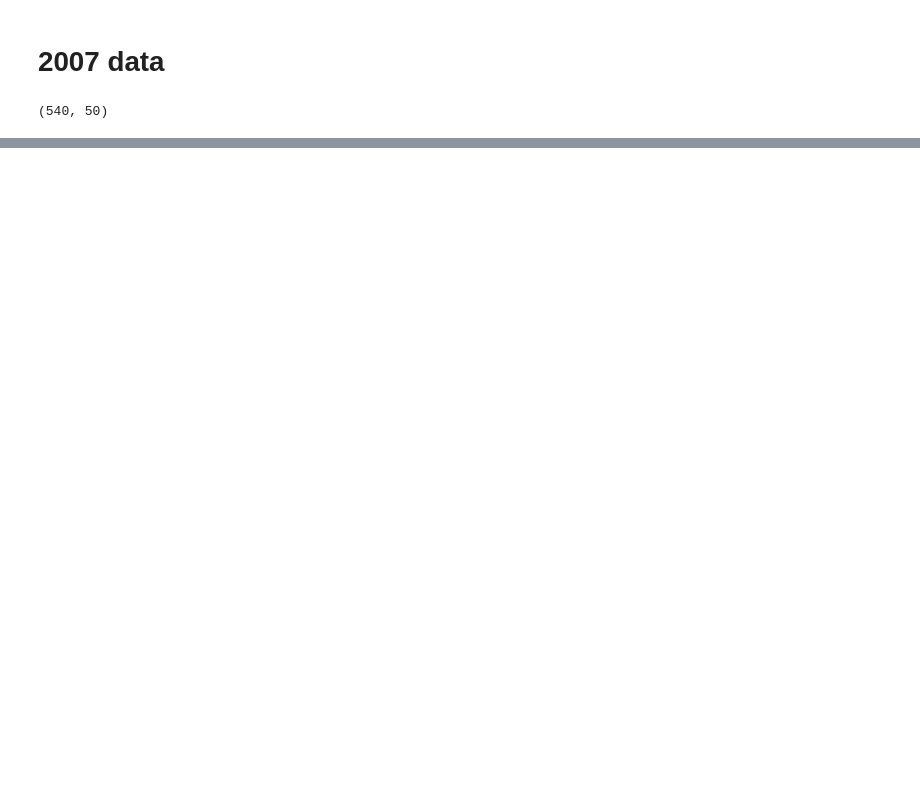
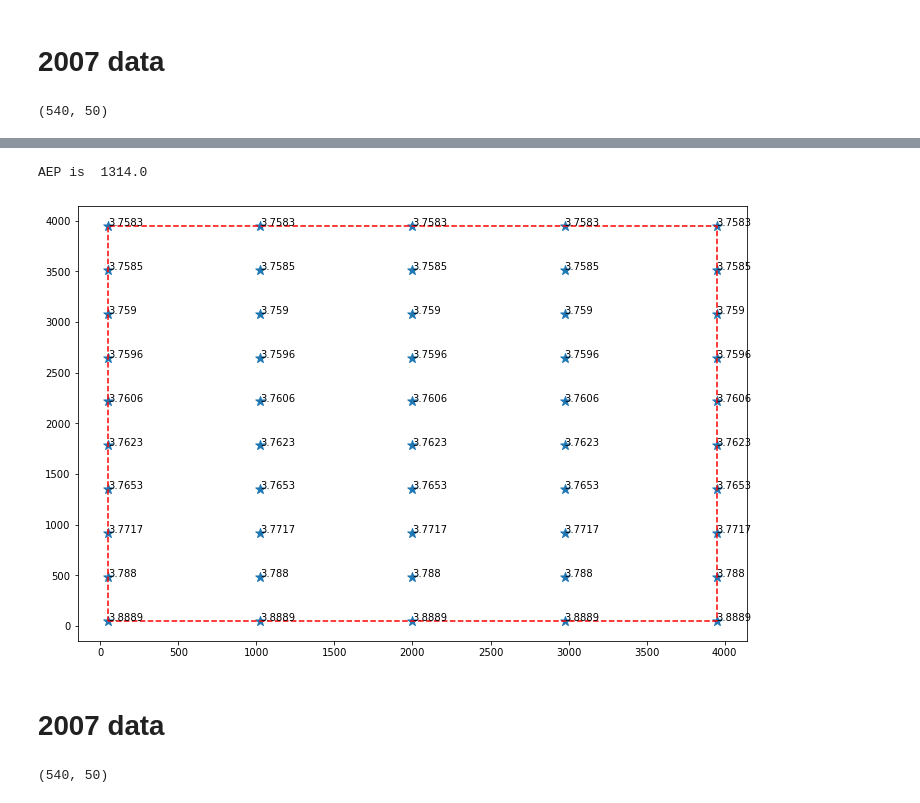
Before and after one commit to hardikkamboj/Shell_ai_hackathon, a Jupyter notebook: playing_around/Debugging_code.ipynb, the cells around one changed output, grey strips where cells are left out. Saved outputs shown, nothing was run; the diff lists cells and outputs as text; code cells hidden in the pictures; blank space fills up the shorter version.

```diff
--- a/playing_around/Debugging_code.ipynb
+++ b/playing_around/Debugging_code.ipynb
@@ -274,0 +322,13 @@ plot_turbines3(array1,n = mean_total_pwr_2007)
+# %%
+plot_turbines3(array2,n = mean_total_eff_speed)
+print('AEP is ',aep)
+# %% [output]
+AEP is  1314.0
+[figure, added]
+# %% [markdown]
+# 2007 data
+# %%
+total_eff_speed_2007 = np.array(total_eff_speed_2007)
+print(total_eff_speed_2007.shape)
+# %% [output]
+(540, 50)
```
Also changed, not shown: parts of 18 cells of this notebook, 33 other files.
